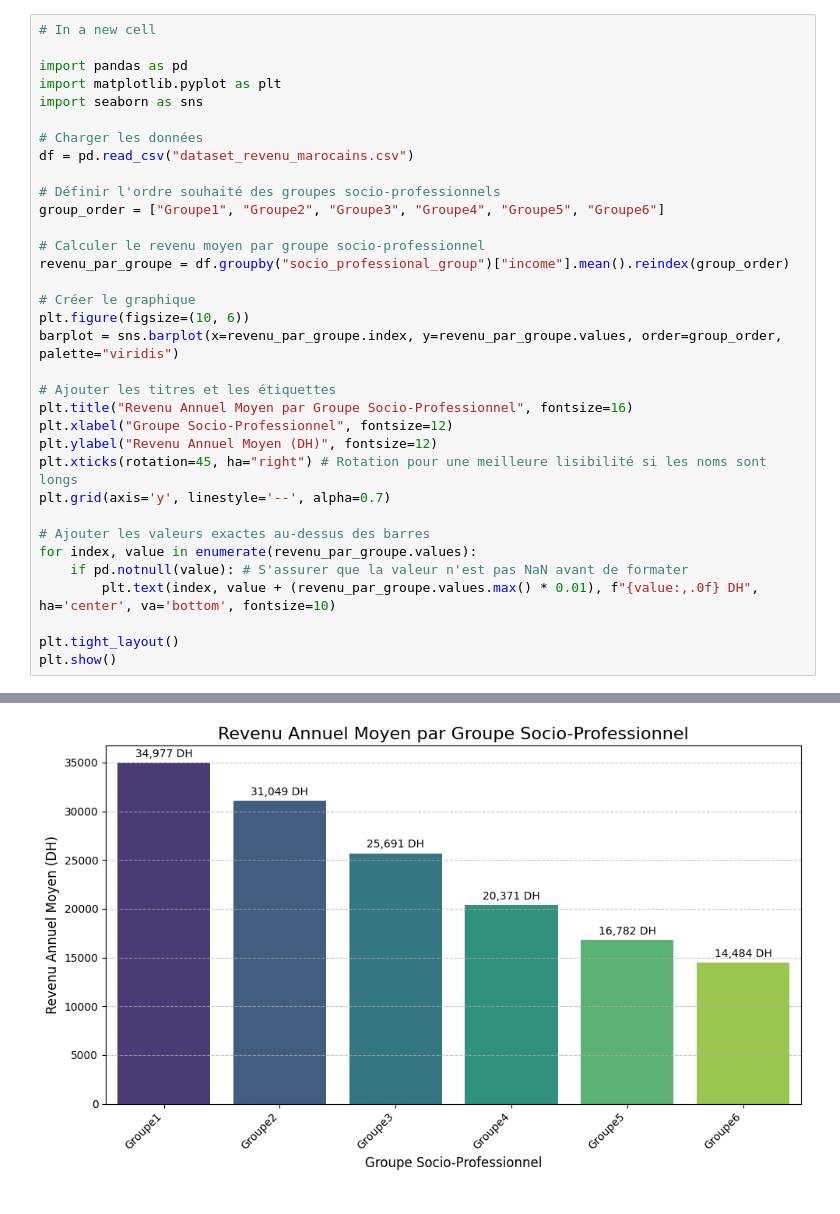
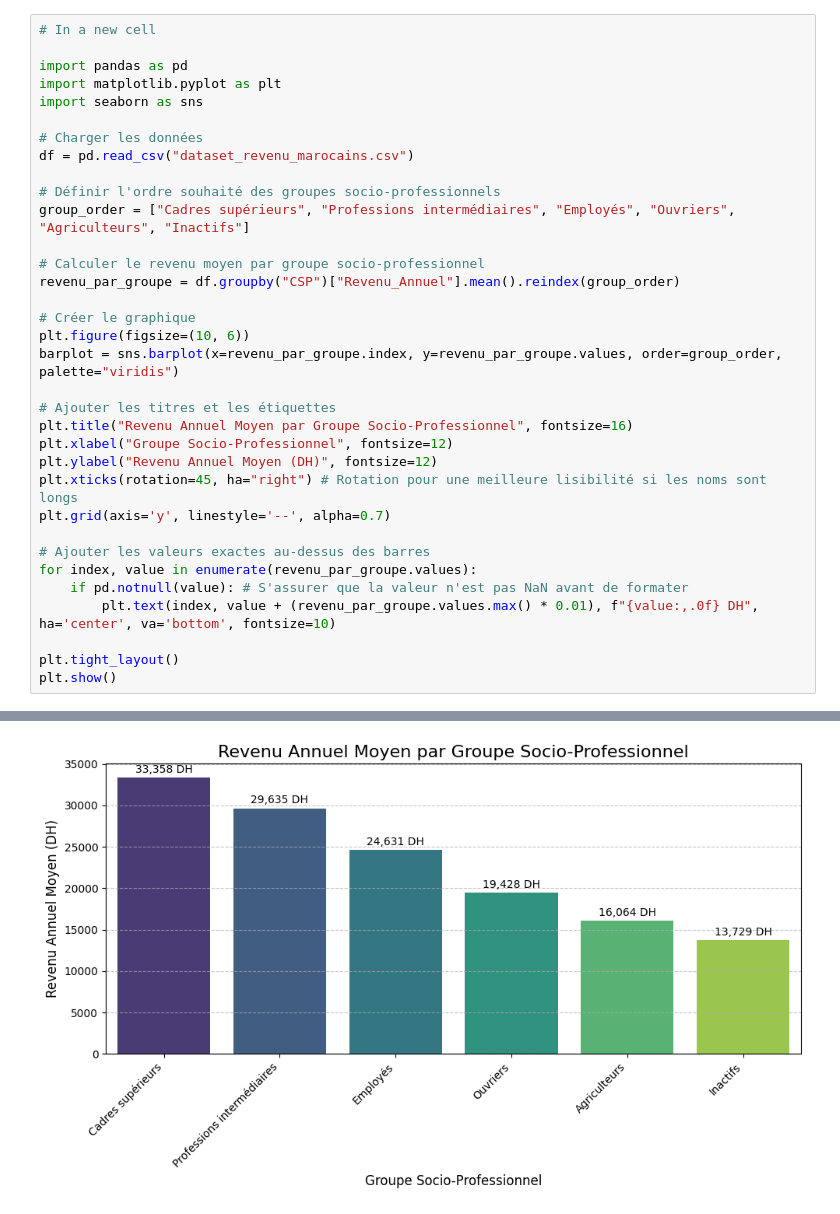
Before and after one commit to elnassim/ProjectML, a Jupyter notebook: Untitled-1.ipynb, the cells around one changed output, grey strips where cells are left out. Drawn from its saved outputs; the diff is of its cells as text.

```diff
--- a/Untitled-1.ipynb
+++ b/Untitled-1.ipynb
@@ -190,36 +187,36 @@ import seaborn as sns
 
 # Charger les données
 df = pd.read_csv("dataset_revenu_marocains.csv")
 
 # Définir l'ordre souhaité des groupes socio-professionnels
-group_order = ["Groupe1", "Groupe2", "Groupe3", "Groupe4", "Groupe5", "Groupe6"]
+group_order = ["Cadres supérieurs", "Professions intermédiaires", "Employés", "Ouvriers", "Agriculteurs", "Inactifs"]
 
 # Calculer le revenu moyen par groupe socio-professionnel
-revenu_par_groupe = df.groupby("socio_professional_group")["income"].mean().reindex(group_order)
+revenu_par_groupe = df.groupby("CSP")["Revenu_Annuel"].mean().reindex(group_order)
 
 # Créer le graphique
 plt.figure(figsize=(10, 6))
 barplot = sns.barplot(x=revenu_par_groupe.index, y=revenu_par_groupe.values, order=group_order, palette="viridis")
 
 # Ajouter les titres et les étiquettes
 plt.title("Revenu Annuel Moyen par Groupe Socio-Professionnel", fontsize=16)
 plt.xlabel("Groupe Socio-Professionnel", fontsize=12)
 plt.ylabel("Revenu Annuel Moyen (DH)", fontsize=12)
 plt.xticks(rotation=45, ha="right") # Rotation pour une meilleure lisibilité si les noms sont longs
 plt.grid(axis='y', linestyle='--', alpha=0.7)
 
 # Ajouter les valeurs exactes au-dessus des barres
 for index, value in enumerate(revenu_par_groupe.values):
     if pd.notnull(value): # S'assurer que la valeur n'est pas NaN avant de formater
         plt.text(index, value + (revenu_par_groupe.values.max() * 0.01), f"{value:,.0f} DH", ha='center', va='bottom', fontsize=10)
 
 plt.tight_layout()
 plt.show()
 # %% [output]
 Passing `palette` without assigning `hue` is deprecated and will be removed in v0.14.0. Assign the `x` variable to `hue` and set `legend=False` for the same effect.
 
   barplot = sns.barplot(x=revenu_par_groupe.index, y=revenu_par_groupe.values, order=group_order, palette="viridis")
-[figure, old version]
+[figure, new version]
 # %%
 import pandas as pd
 import matplotlib.pyplot as plt
```
Also changed, not shown: parts of 15 cells of this notebook, 11 other files.
